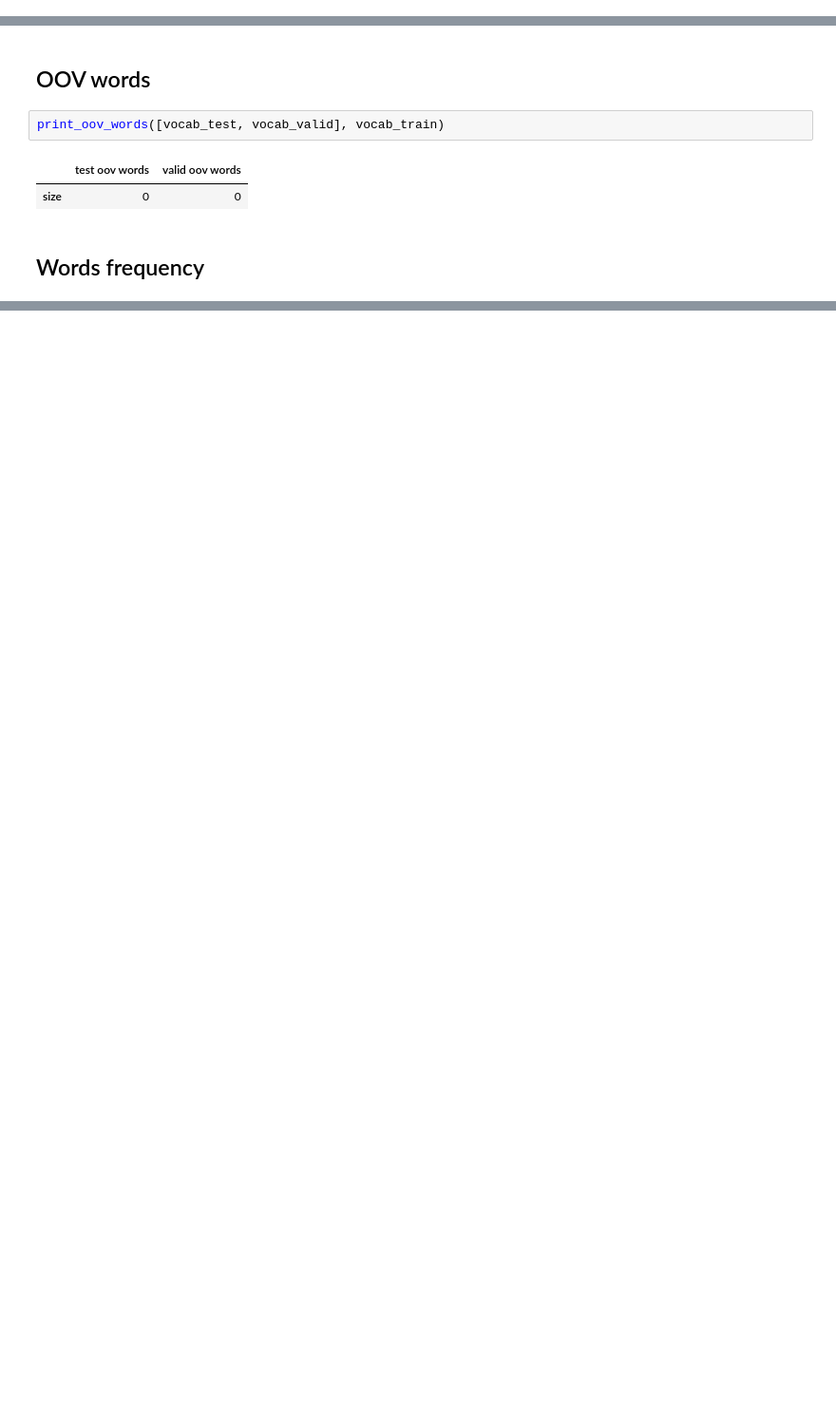
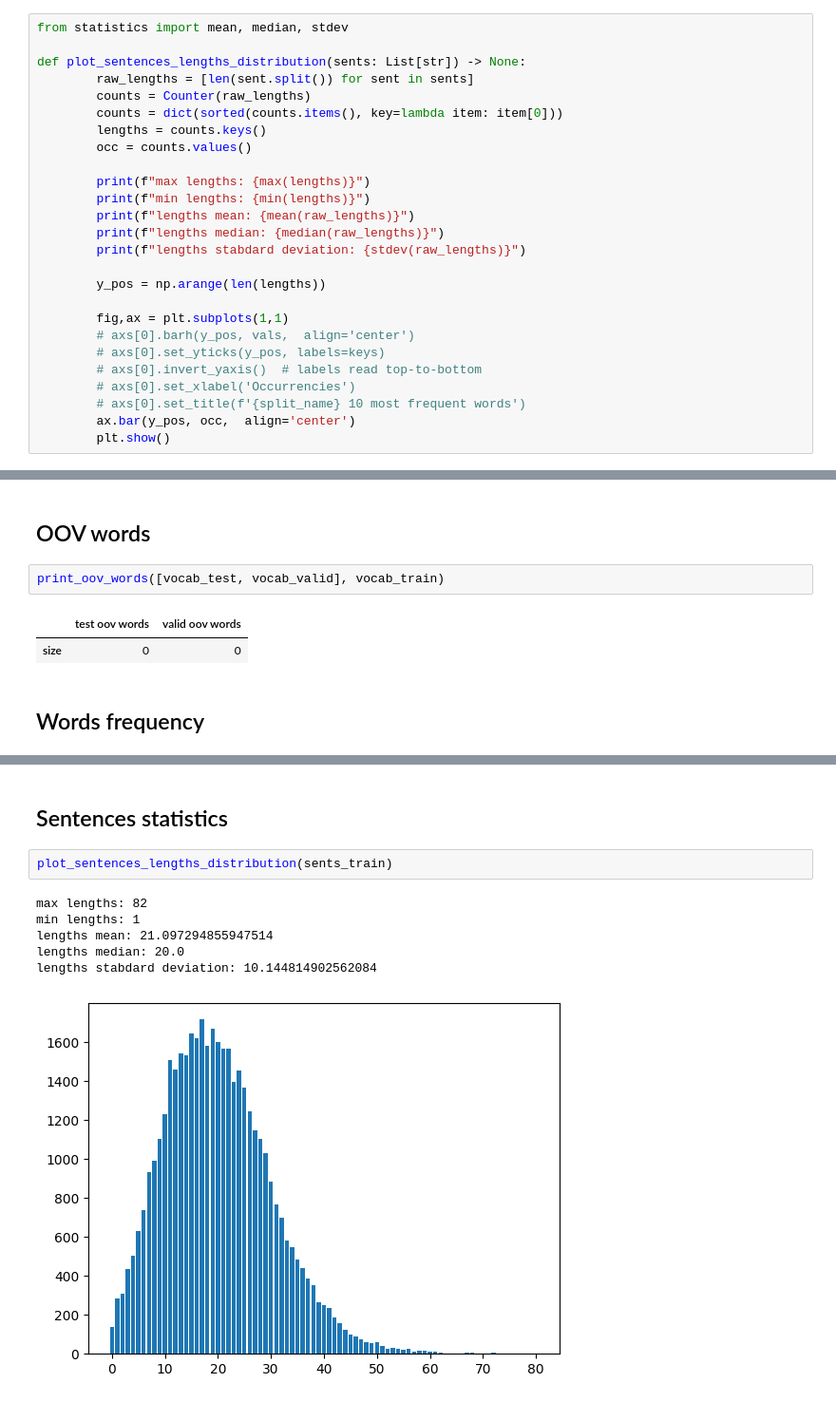
Before and after one commit to filippodaniotti/NLU-UniTN-2022, a Jupyter notebook: project/notebooks/dataset_analysis.ipynb, the cells around one changed output, grey strips where cells are left out. Shown at 95% size. Drawn from its saved outputs; the diff is of its cells as text; blank space fills up the shorter version.

```diff
--- a/project/notebooks/dataset_analysis.ipynb
+++ b/project/notebooks/dataset_analysis.ipynb
@@ -127,6 +130,32 @@ def print_oov_words(vocabs: Iterable, train_vocab: Set[str]) -> None:
     data = {name: [len(oovs)] for (name, oovs) in zip(names, oov_words_list)}
     table = pd.DataFrame(data, index=['size'])
     display(table)
+# %%
+from statistics import mean, median, stdev
+
+def plot_sentences_lengths_distribution(sents: List[str]) -> None:
+        raw_lengths = [len(sent.split()) for sent in sents]
+        counts = Counter(raw_lengths)
+        counts = dict(sorted(counts.items(), key=lambda item: item[0]))
+        lengths = counts.keys()
+        occ = counts.values()
+
+        print(f"max lengths: {max(lengths)}")
+        print(f"min lengths: {min(lengths)}")
+        print(f"lengths mean: {mean(raw_lengths)}")
+        print(f"lengths median: {median(raw_lengths)}")
+        print(f"lengths stabdard deviation: {stdev(raw_lengths)}")
+
+        y_pos = np.arange(len(lengths))
+
+        fig,ax = plt.subplots(1,1)
+        # axs[0].barh(y_pos, vals,  align='center')
+        # axs[0].set_yticks(y_pos, labels=keys)
+        # axs[0].invert_yaxis()  # labels read top-to-bottom
+        # axs[0].set_xlabel('Occurrencies')
+        # axs[0].set_title(f'{split_name} 10 most frequent words')
+        ax.bar(y_pos, occ,  align='center')
+        plt.show()
 # %% [markdown]
 ## Dataset statistics
 # %%
@@ -247,0 +355,11 @@ plot_word_stats(words_test, "Test")
+# %% [markdown]
+## Sentences statistics
+# %%
+plot_sentences_lengths_distribution(sents_train)
+# %% [output]
+max lengths: 82
+min lengths: 1
+lengths mean: 21.097294855947514
+lengths median: 20.0
+lengths stabdard deviation: 10.144814902562084
+[figure, added]
```
Also changed, not shown: parts of 11 cells of this notebook, 4 other files.
